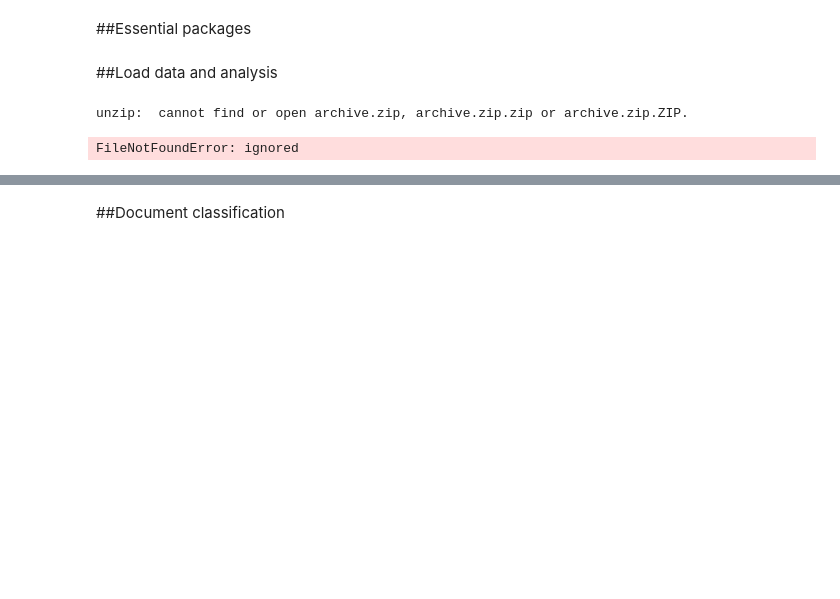
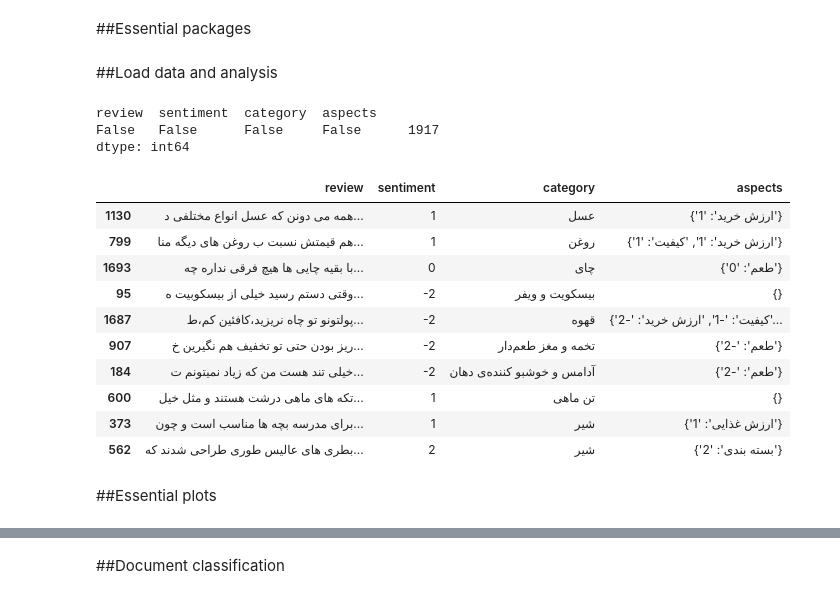
Before and after one commit to AAhmadS/Document-and-Token-Classification, a Jupyter notebook: Sentiment_analysis.ipynb, the cells around one changed output, grey strips where cells are left out. Cells and saved outputs as stored; diff of their text form; code cells hidden in the pictures; blank space fills up the shorter version.

```diff
--- a/Sentiment_analysis.ipynb
+++ b/Sentiment_analysis.ipynb
@@ -123,11 +132,31 @@ import collections
 import torch
 # %% [markdown]
 ##Load data and analysis
-# %%
-!unzip archive.zip
-
-df = pd.read_csv('data.csv')
-df.head(3)
-# %% [output]
-unzip:  cannot find or open archive.zip, archive.zip.zip or archive.zip.ZIP.
-FileNotFoundError: ignored
+# %%
+with open('food.jsonl', 'r') as json_file:
+    json_list = list(json_file)
+
+data = pd.DataFrame([])
+for json_str in json_list:
+    result = json.loads(json_str)
+    data = data.append(result,ignore_index=True)
+# %%
+data.isna().value_counts()
+# %% [output]
+review  sentiment  category  aspects
+False   False      False     False      1917
+dtype: int64
+# %%
+data.sample(10)
+# %% [output]
+|  | review | sentiment | category | aspects |
+| 1130 | همه می دونن که عسل انواع مختلفی د... | 1 | عسل | {'ارزش خرید': '1'} |
+| 799 | هم قیمتش نسبت ب روغن های دیگه منا... | 1 | روغن | {'ارزش خرید': '1', 'کیفیت': '1'} |
+| 1693 | با بقیه چایی ها هیچ فرقی نداره چه... | 0 | چای | {'طعم': '0'} |
+| 95 | وقتی دستم رسید خیلی از بیسکوبیت ه... | -2 | بیسکویت و ویفر | {} |
+| 1687 | پولتونو تو چاه نریزید،کافئین کم،ط... | -2 | قهوه | {'کیفیت': '-1', 'ارزش خرید': '-2'... |
+| 907 | ریز بودن حتی تو تخفیف هم نگیرین خ... | -2 | تخمه و مغز طعم‌دار | {'طعم': '-2'} |
+| 184 | خیلی تند هست من که زیاد نمیتونم ت... | -2 | آدامس و خوشبو کننده‌ی دهان | {'طعم': '-2'} |
+| 600 | تکه های ماهی درشت هستند و مثل خیل... | 1 | تن ماهی | {} |
+| 373 | برای مدرسه بچه ها مناسب است و چون... | 1 | شیر | {'ارزش غذایی': '1'} |
+| 562 | بطری های عالیس طوری طراحی شدند که... | 2 | شیر | {'بسته بندی': '2'} |
@@ -133,0 +165,2 @@ FileNotFoundError: ignored
+# %% [markdown]
+##Essential plots
```
Also changed, not shown: parts of 22 cells of this notebook.
